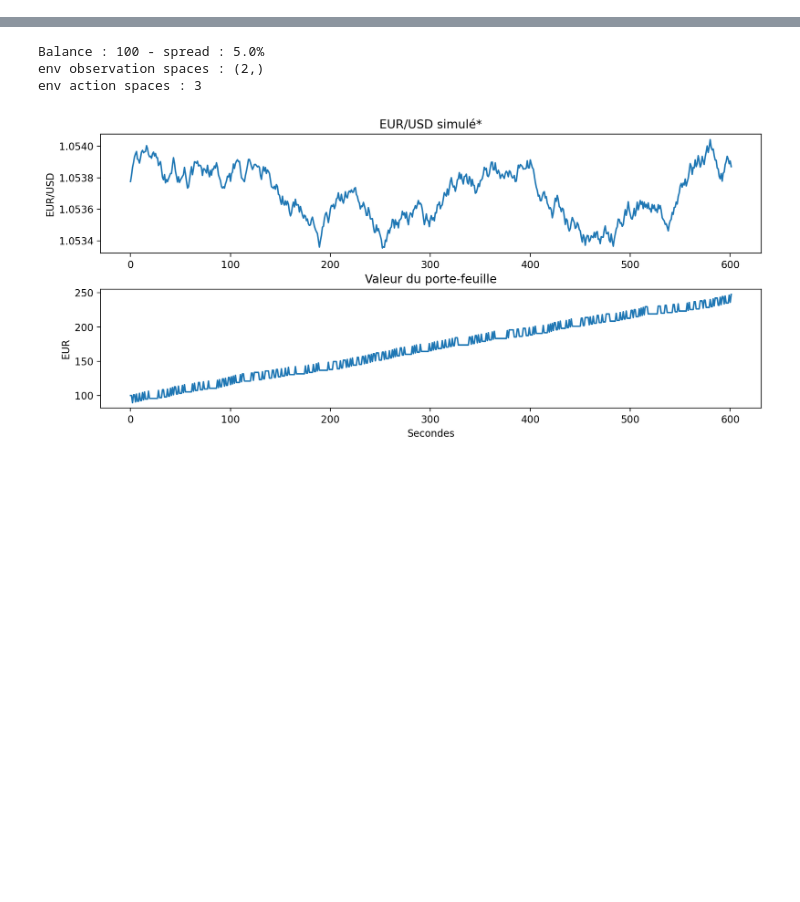
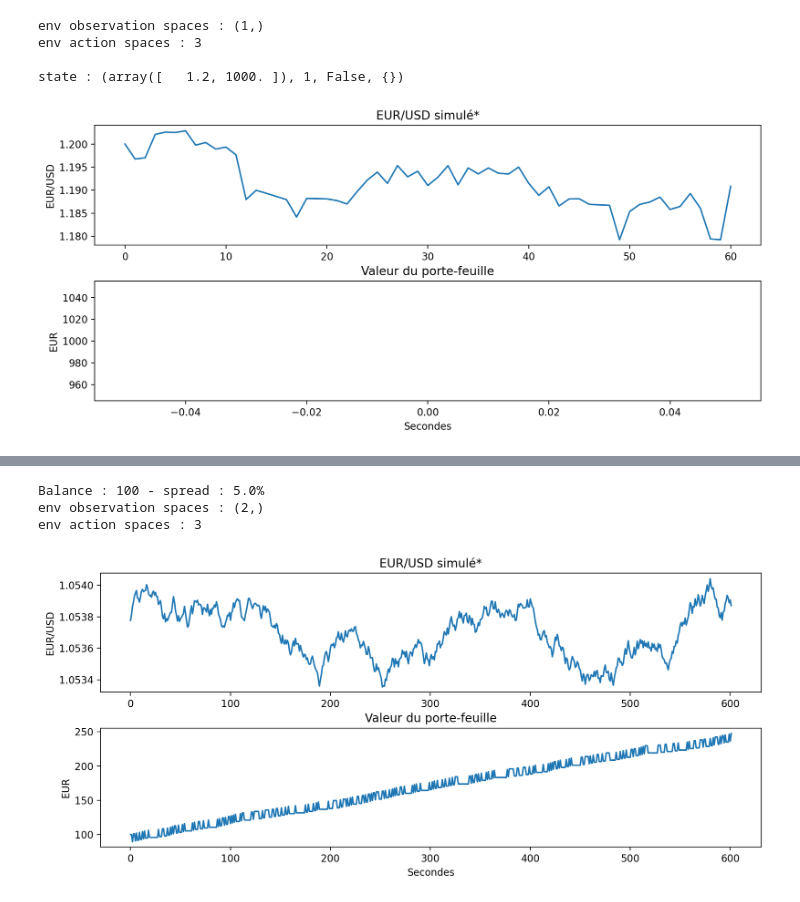
Before and after one commit to Marc-ElieCharleston/Reinforcement_trading, a Jupyter notebook: RL_Trading.ipynb, the cells around one changed output, grey strips where cells are left out. Saved outputs shown, nothing was run; the diff lists cells and outputs as text; code cells hidden in the pictures; blank space fills up the shorter version.

```diff
--- a/RL_Trading.ipynb
+++ b/RL_Trading.ipynb
@@ -6,0 +8,11 @@ import matplotlib.pyplot as plt
+# %%
+########### variables #########
+BALANCE = 1000
+SPREAD = 0.0005
+SIMULATION_DURATION = "1min"
+TIMESTEP = 1
+LEVERAGE = 1
+PRICE = 1.2
+VOLATILITY = volatility = 0.01/100
+NB_STOCK = 1
+###############################
@@ -6,0 +217,38 @@ import matplotlib.pyplot as plt
+# %%
+
+
+env = EnvTest2()
+#agent = Agent()
+print(f"env observation spaces : {env.observation_spaces.shape}")
+print(f"env action spaces : {env.action_spaces.n}")
+print()
+num_action = env.action_spaces.n
+num_observation = env.observation_spaces.shape[0]
+
+nb_max_episode = 1
+
+for episode in range(nb_max_episode):
+    state = env.reset()
+    print(f"state : {state}")
+    done = False
+    score = 0
+    compteur = 0
+    while not done:
+        compteur += 1
+        action = env.action_spaces.sample()
+
+        next_state, reward, done, _ = env.step(action)
+
+        score += reward
+        state = next_state
+
+        if done:
+            env.render()
+            #print(f"episode : {episode+1} - score total : {score}")
+            pass
+# %% [output]
+env observation spaces : (1,)
+env action spaces : 3
+
+state : (array([   1.2, 1000. ]), 1, False, {})
+[figure, added]
```
Also changed, not shown: parts of 6 cells of this notebook, 1 other file.
